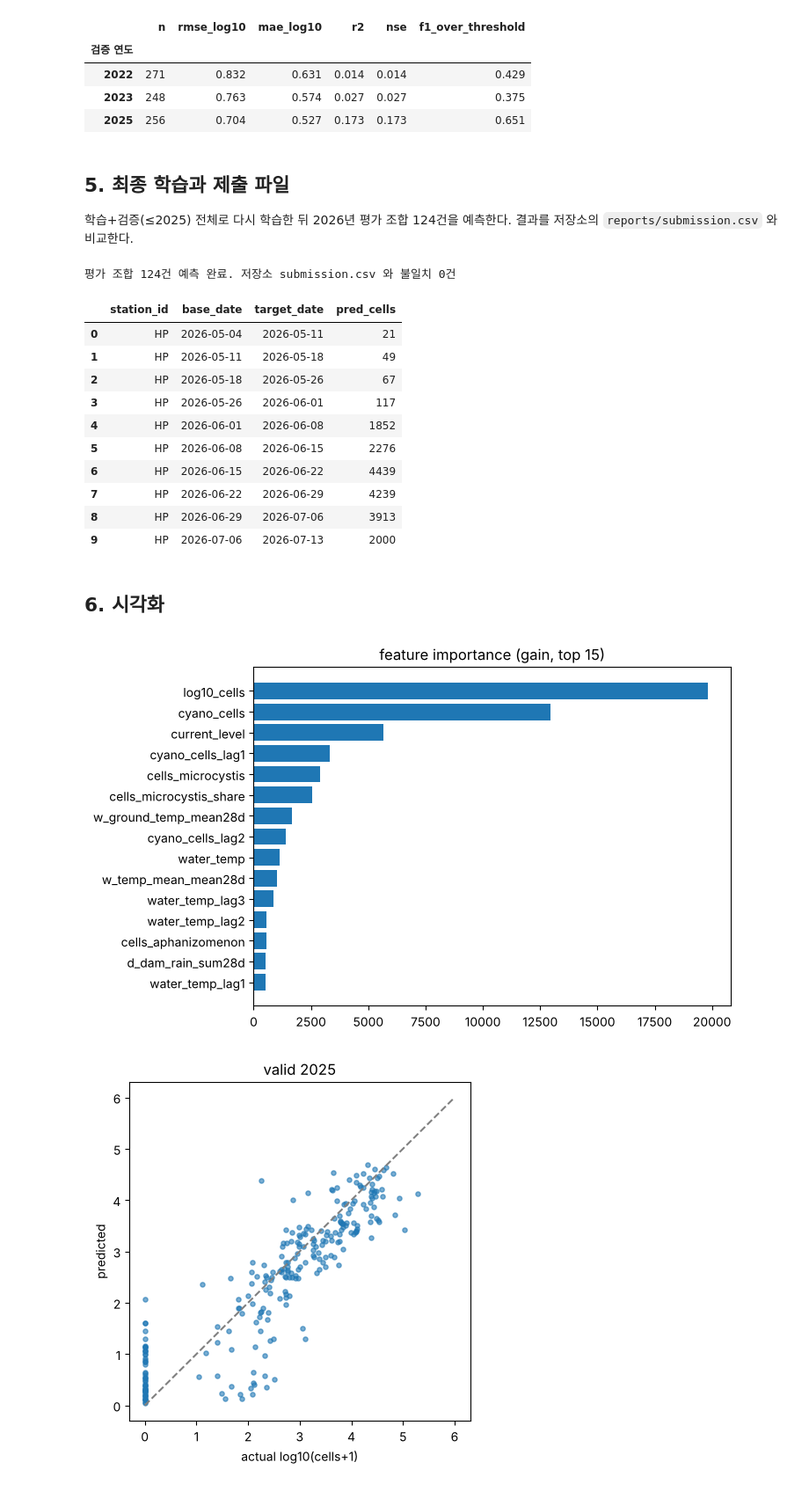
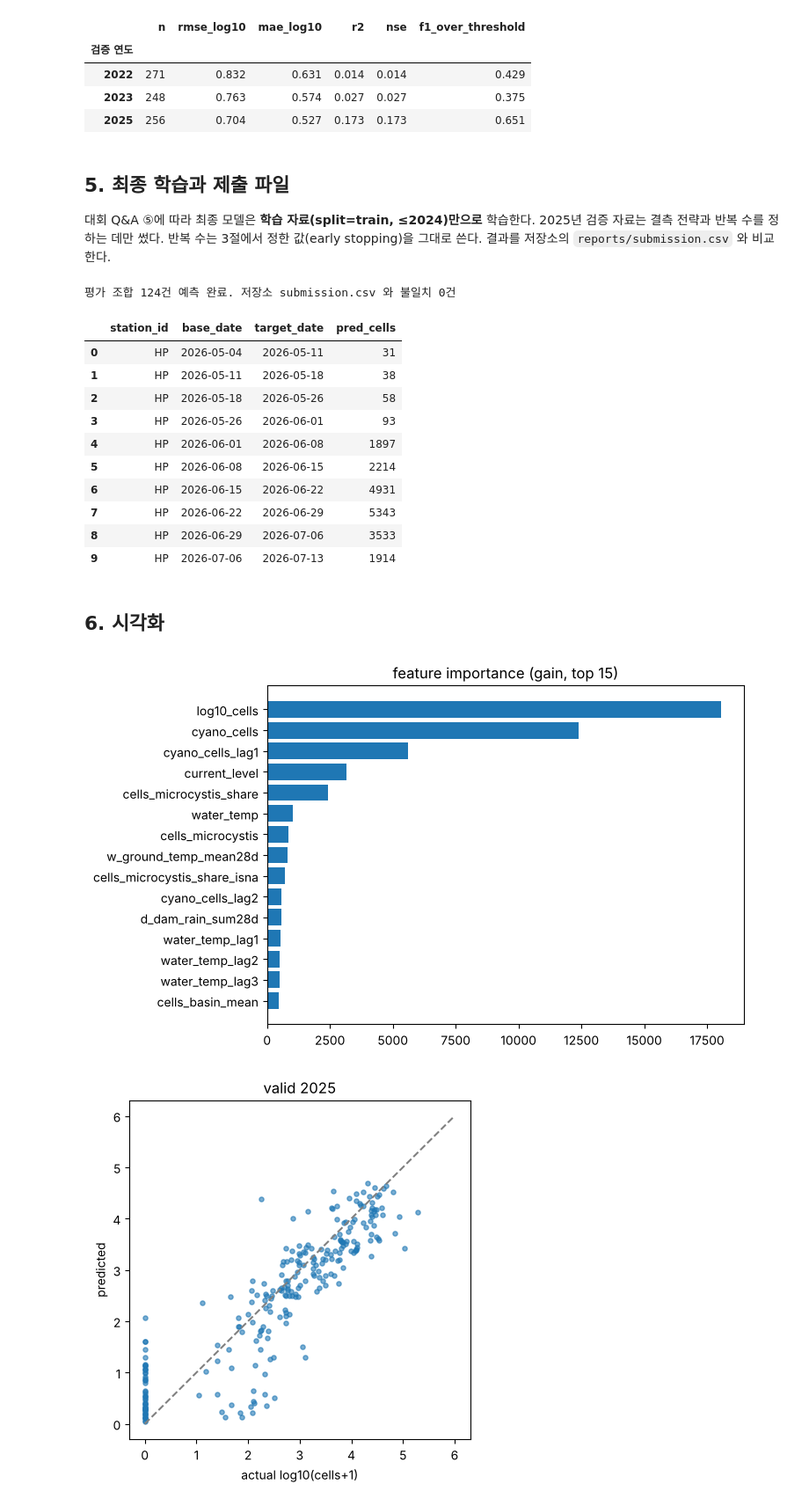
Before and after one commit to Nautika01/data.AI, a Jupyter notebook: notebooks/02_pipeline_end_to_end.ipynb, the cells around one changed output. Shown at 88% size. Saved outputs shown, nothing was run; the diff lists cells and outputs as text; code cells hidden in the pictures.

```diff
--- a/notebooks/02_pipeline_end_to_end.ipynb
+++ b/notebooks/02_pipeline_end_to_end.ipynb
@@ -139,38 +139,38 @@ pd.DataFrame(rows).set_index("검증 연도")[["n", "rmse_log10", "mae_log10", "
 # %% [markdown]
 ## 5. 최종 학습과 제출 파일
 
-학습+검증(≤2025) 전체로 다시 학습한 뒤 2026년 평가 조합 124건을 예측한다. 결과를 저장소의 `reports/submission.csv` 와 비교한다.
+대회 Q&A ⑤에 따라 최종 모델은 **학습 자료(split=train, ≤2024)만으로** 학습한다. 2025년 검증 자료는 결측 전략과 반복 수를 정하는 데만 썼다. 반복 수는 3절에서 정한 값(early stopping)을 그대로 쓴다. 결과를 저장소의 `reports/submission.csv` 와 비교한다.
 # %%
-final_mask = labeled & df["split"].isin(["train", "valid"])
+final_mask = labeled & df["split"].eq("train")  # Q&A ⑤: 2025 검증 자료는 학습에 넣지 않음
 d = apply_missing_strategy(df, strategy, final_mask)
 cols = feature_columns(d)
 x_all, cats = to_matrix(d[final_mask], cols)
-model = fit_lgb(x_all, d.loc[final_mask, "log10_target_cells"].to_numpy(), num_rounds=int(best_iter * 1.1))
+model = fit_lgb(x_all, d.loc[final_mask, "log10_target_cells"].to_numpy(), num_rounds=best_iter)
 
 test = d[d["is_test"]]
 x_te, _ = to_matrix(test, cols, cats)
 pred_df = test[["station_id", "date"]].assign(pred_cells=np.rint(predict_cells(model, x_te)).astype(int)).rename(columns={"date": "base_date"})
 sub = pd.read_csv(RAW_DIR / "sample_submission.csv", parse_dates=["base_date", "target_date"])
 out = sub.drop(columns="pred_cells").merge(pred_df, on=["station_id", "base_date"], how="left")
 assert out["pred_cells"].notna().all()
 
 saved = pd.read_csv(REPORTS_DIR / "submission.csv")
 n_diff = int((saved["pred_cells"].to_numpy() != out["pred_cells"].to_numpy()).sum())
 print(f"평가 조합 {len(out)}건 예측 완료. 저장소 submission.csv 와 불일치 {n_diff}건")
 out.head(10)
 # %% [output]
 평가 조합 124건 예측 완료. 저장소 submission.csv 와 불일치 0건
 |  | station_id | base_date | target_date | pred_cells |
-| 0 | HP | 2026-05-04 | 2026-05-11 | 21 |
-| 1 | HP | 2026-05-11 | 2026-05-18 | 49 |
-| 2 | HP | 2026-05-18 | 2026-05-26 | 67 |
-| 3 | HP | 2026-05-26 | 2026-06-01 | 117 |
-| 4 | HP | 2026-06-01 | 2026-06-08 | 1852 |
-| 5 | HP | 2026-06-08 | 2026-06-15 | 2276 |
-| 6 | HP | 2026-06-15 | 2026-06-22 | 4439 |
-| 7 | HP | 2026-06-22 | 2026-06-29 | 4239 |
-| 8 | HP | 2026-06-29 | 2026-07-06 | 3913 |
-| 9 | HP | 2026-07-06 | 2026-07-13 | 2000 |
+| 0 | HP | 2026-05-04 | 2026-05-11 | 31 |
+| 1 | HP | 2026-05-11 | 2026-05-18 | 38 |
+| 2 | HP | 2026-05-18 | 2026-05-26 | 58 |
+| 3 | HP | 2026-05-26 | 2026-06-01 | 93 |
+| 4 | HP | 2026-06-01 | 2026-06-08 | 1897 |
+| 5 | HP | 2026-06-08 | 2026-06-15 | 2214 |
+| 6 | HP | 2026-06-15 | 2026-06-22 | 4931 |
+| 7 | HP | 2026-06-22 | 2026-06-29 | 5343 |
+| 8 | HP | 2026-06-29 | 2026-07-06 | 3533 |
+| 9 | HP | 2026-07-06 | 2026-07-13 | 1914 |
 # %% [markdown]
 ## 6. 시각화
 # %%
@@ -178,7 +178,7 @@ fi = importance(model).head(15).iloc[::-1]
 fig, ax = plt.subplots(figsize=(7, 5))
 ax.barh(fi["feature"], fi["gain"]); ax.set_title("feature importance (gain, top 15)"); plt.show()
 # %% [output]
-[figure, old version]
+[figure, new version]
 # %%
 _, pred_v, _, _ = run_split(strategy, train_mask, valid_mask, num_rounds=best_iter)
 truth_v = df.loc[valid_mask, "target_cells"].to_numpy()
```
Also changed, not shown: parts of 5 cells of this notebook, 16 other files.
